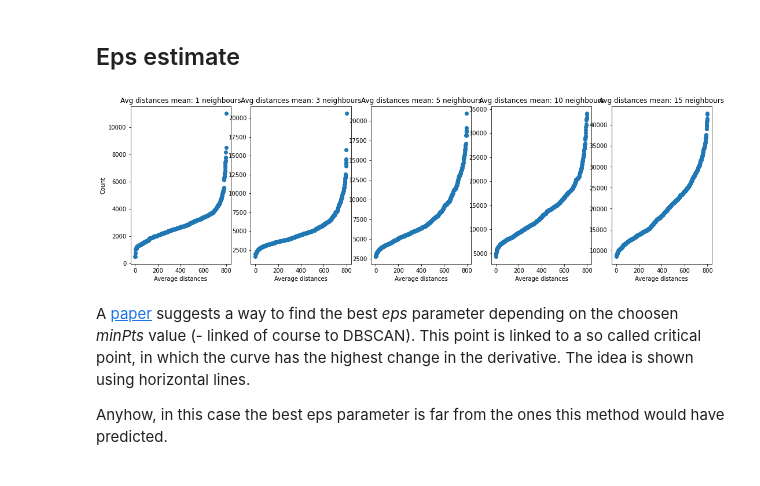
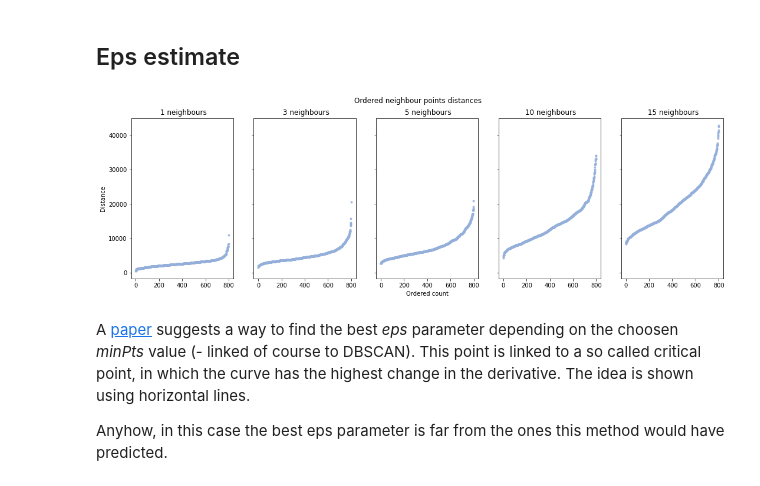
Before and after one commit to LorenzoBuriola/LoCP_moduleB, a Jupyter notebook: Week4/FPGheArt_exercise4.ipynb, the cells around one changed output. Cells and saved outputs as stored; diff of their text form; code cells hidden in the pictures.

```diff
--- a/Week4/FPGheArt_exercise4.ipynb
+++ b/Week4/FPGheArt_exercise4.ipynb
@@ -159,13 +174,12 @@ avg_dist = []
 min_sample_range = [1,3,5,10,15]
 
 avg_dist = [[np.sqrt(((data.drop(i)-data.loc[i])**2).sum(axis = 1).sort_values(ascending = True)).iloc[ran-1] for i in data.index] for ran in min_sample_range]
-
-fig, ax = plt.subplots(1,5, figsize = (18,5))
+fig, ax = plt.subplots(1,5, figsize = (18,5), sharex = True, sharey = True)
+plt.suptitle("Distance distributions")
 for i in range(5):
 
-    ax[i].hist(avg_dist[i], bins = 25, alpha = 0.5)
-    ax[i].set_xlabel("Distance")
-    ax[i].set_ylabel("Count")
-    ax[i].set_title(f"Distance dsitributions: {min_sample_range[i]} neighbours")
+    ax[i].hist(avg_dist[i], bins = 25, alpha = 0.7, color = "#94B0DA")
+    ax[i].set_title(f"{min_sample_range[i]} neighbours")
+
 plt.show()
 # %% [output]
@@ -177,18 +191,19 @@ As we will see in the following part, DBSCAN performs best with 3 and 5 minpts.
 # %% [markdown]
 ## Eps estimate
 # %%
-fig, ax = plt.subplots(1,5, figsize = (18,5))
+fig, ax = plt.subplots(1,5, figsize = (18,5), sharex = True, sharey = True)
 values = [7800,12000,20000,25000]
+plt.suptitle("Ordered neighbour points distances")
 for i in range(5):
 
-    ax[i].scatter(range(len(avg_dist[i])), np.sort(avg_dist[i]))
+    ax[i].scatter(range(len(avg_dist[i])), np.sort(avg_dist[i]), alpha = 0.8, color = "#94B0DA", marker = ".")
     #ax[i].axhline(values[i])
-    ax[i].set_xlabel("Average distances")
-    ax[i].set_title(f"Avg distances mean: {min_sample_range[i]} neighbours")
-ax[0].set_ylabel("Count")
+    ax[i].set_title(f" {min_sample_range[i]} neighbours")
+ax[0].set_ylabel("Distance")
+ax[2].set_xlabel("Ordered count")
 plt.show()
 # %% [output]
-[figure, old version]
+[figure, new version]
 # %% [markdown]
 A [paper](https://iopscience.iop.org/article/10.1088/1755-1315/31/1/012012/pdf) suggests a way to find the best *eps* parameter depending on the choosen *minPts* value (- linked of course to DBSCAN).
 This point is linked to a so called critical point, in which the curve has the highest change in the derivative. The idea is shown using horizontal lines.
```
Also changed, not shown: parts of 7 cells of this notebook.
